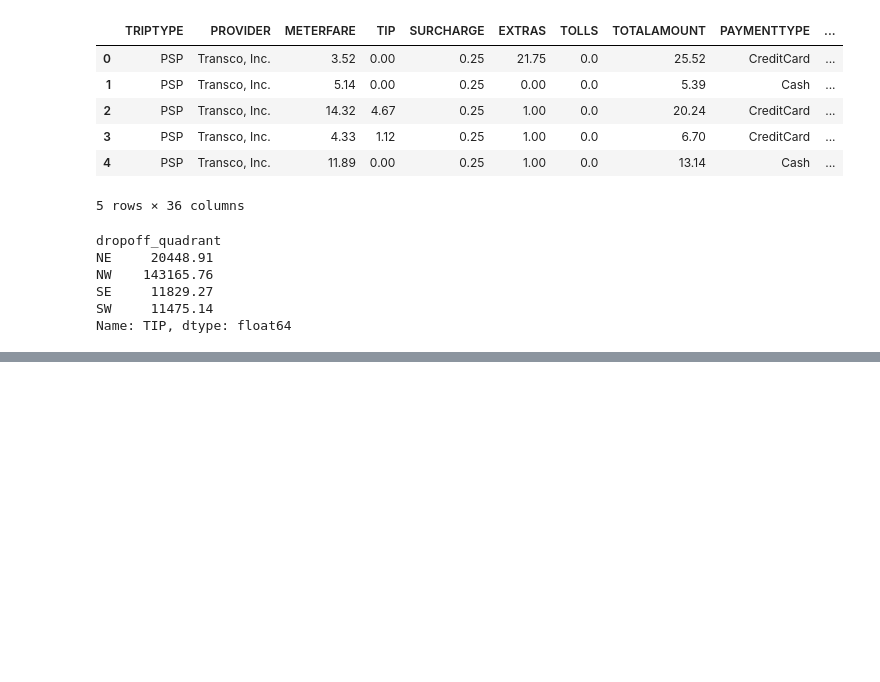
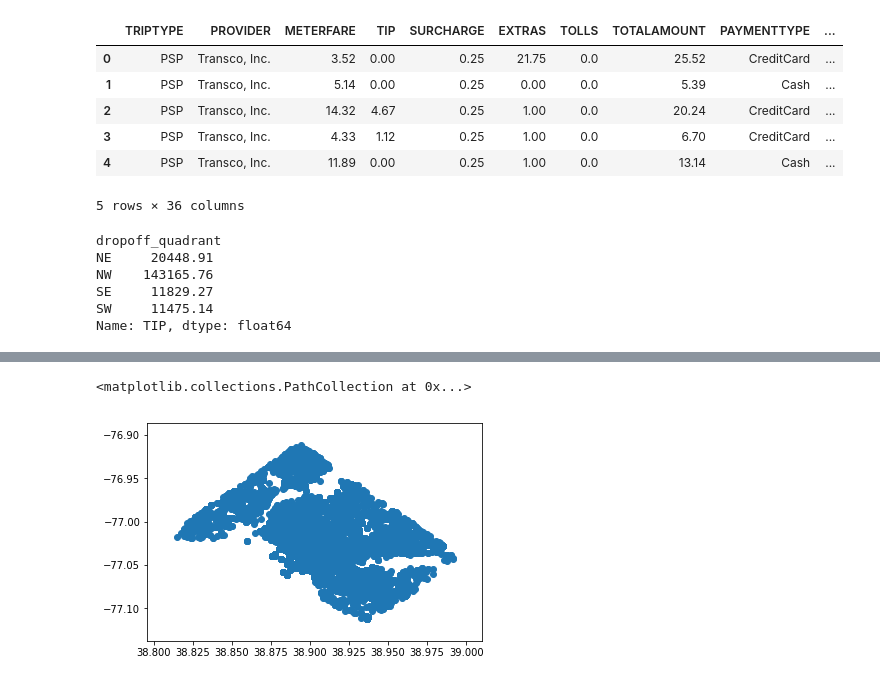
Before and after one commit to keita-dc/FlatironProject4, a Jupyter notebook: DC_taxi_trips.ipynb, the cells around one changed output, grey strips where cells are left out. Drawn from its saved outputs; the diff is of its cells as text; code cells hidden in the pictures; blank space fills up the shorter version.

Commit message:
more dc taxi explorations

```diff
--- a/DC_taxi_trips.ipynb
+++ b/DC_taxi_trips.ipynb
@@ -135,0 +270,5 @@ model.summary()
+# %%
+plt.scatter(dc_taxi.PICKUP_BLOCK_LATITUDE, dc_taxi.PICKUP_BLOCK_LONGITUDE)
+# %% [output]
+<matplotlib.collections.PathCollection at 0x...>
+[figure, added]
```
Also changed, not shown: parts of 13 cells of this notebook.
